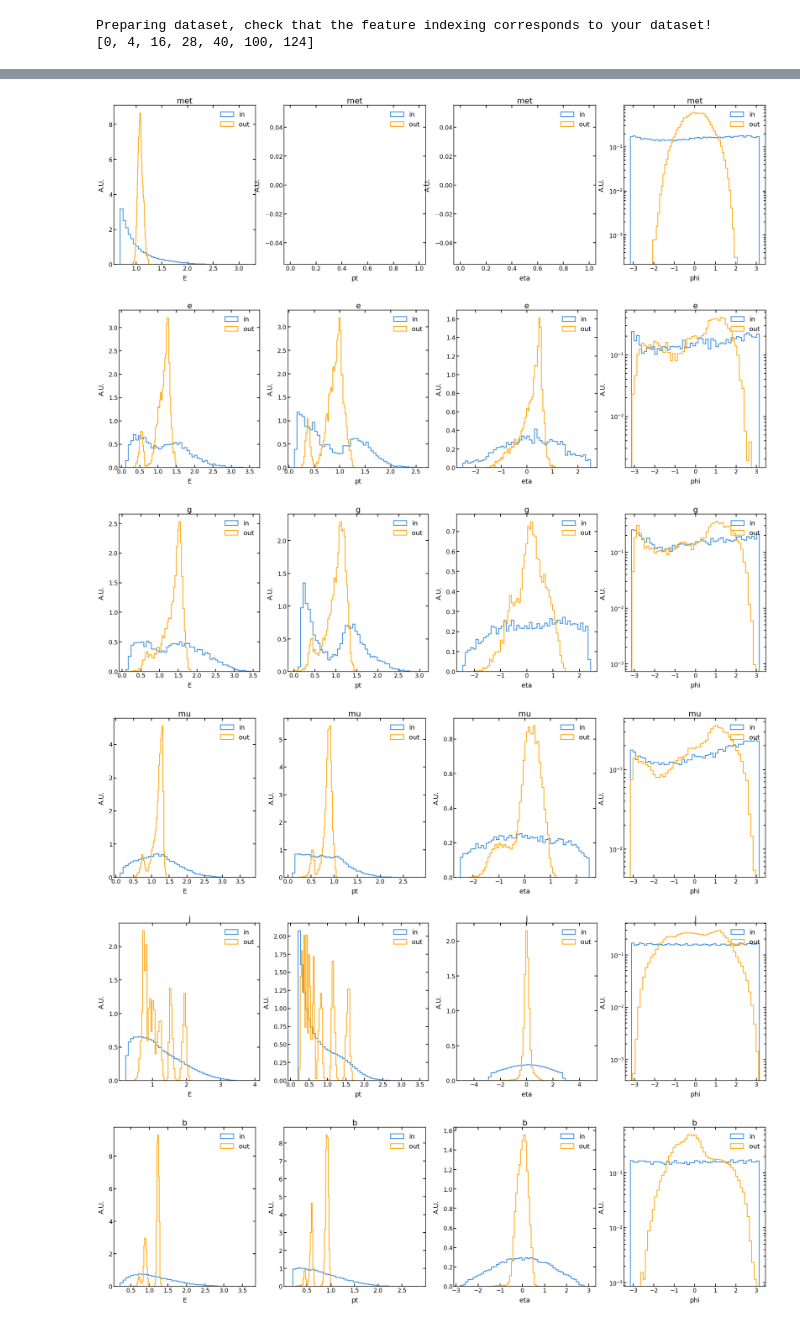
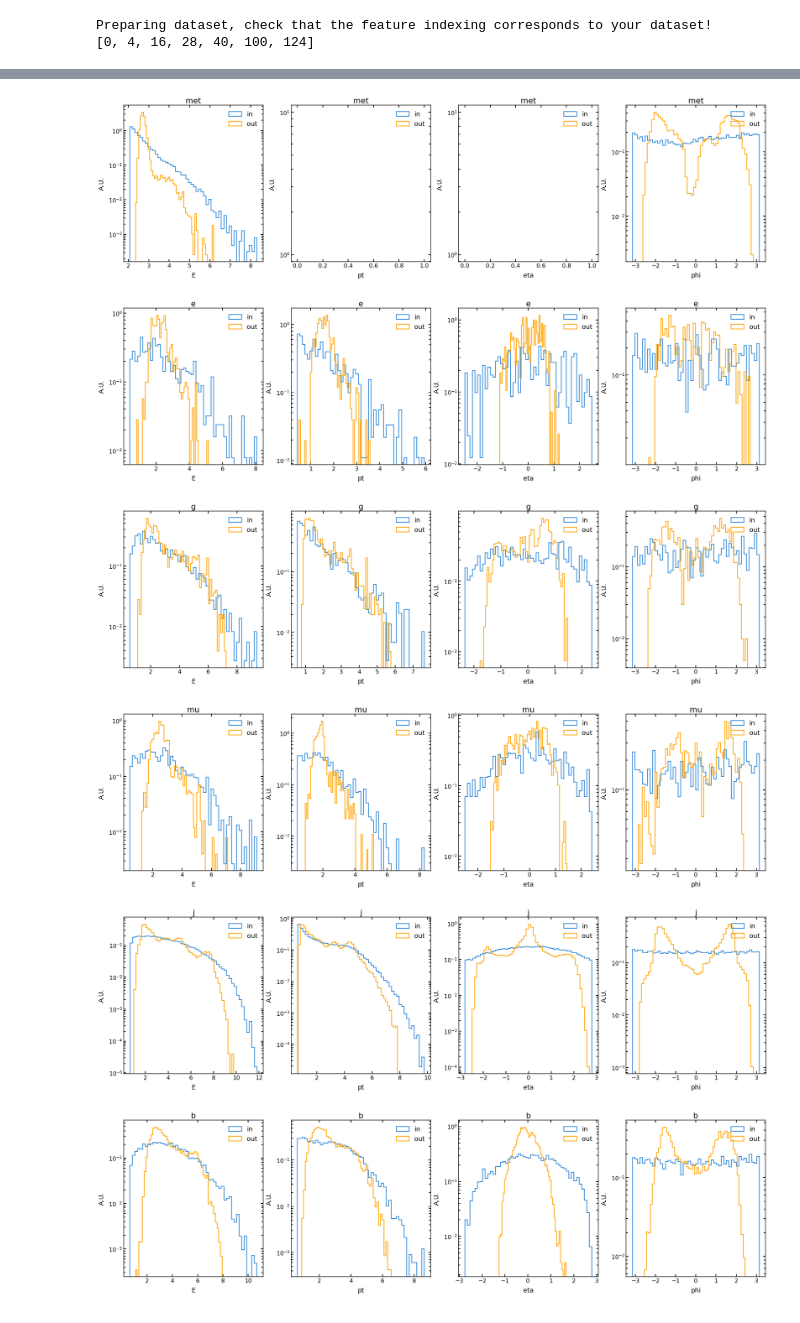
Before and after one commit to chernyavskaya/AnomalyClustering, a Jupyter notebook: notebooks/eval_dense_AE.ipynb, the cells around one changed output, grey strips where cells are left out. Cells and saved outputs as stored; diff of their text form; code cells hidden in the pictures.

```diff
--- a/notebooks/eval_dense_AE.ipynb
+++ b/notebooks/eval_dense_AE.ipynb
@@ -35,9 +42,11 @@ plt.style.use('/eos/user/n/nchernya/MLHEP/AnomalyDetection/ADgvae/utils/adfigsty
 # %%
 DATA_PATH = '/eos/user/n/nchernya/MLHEP/AnomalyDetection/AnomalyClustering/inputs/'
-TRAIN_NAME = 'bkg_sig_0.0156_l1_filtered_padded.h5'
+TRAIN_NAME = 'bkg_l1_filtered_1mln_padded.h5'
 filename_bg = DATA_PATH + TRAIN_NAME
 in_file = h5py.File(filename_bg, 'r')
 file_dataset = np.array(in_file['dataset'])
+random.shuffle(file_dataset)
+file_dataset = file_dataset[:int(5e4)]
 
 file_dataset_1d,_,dataset = data_proc.prepare_1d_datasets(file_dataset,n_top_proc = -1)
 
@@ -147,3 +150,37 @@ Acc 0.3453 , nmi 0.0022 , ari 0.0726
+# %%
+num_clusters_dict = {}
+
+for num_cluster in [3]:
+    input_shape = [124]
+    hidden_channels =[200,300,100,50,30,10]
+    latent_dim = 5
+    activation=torch.nn.LeakyReLU(negative_slope=0.5)
+    dropout=0.05
+    model_AE = DenseAE(input_shape = input_shape,
+                        hidden_channels =hidden_channels,
+                        latent_dim = latent_dim,
+                        activation=activation,
+                        dropout=dropout).to(device)
+
+    model_AE.load_state_dict(torch.load(
+"/eos/user/n/nchernya/MLHEP/AnomalyDetection/AnomalyClustering/IDEC/data_dense/dense_ae_pretrain_1mln_full.pkl"))
+
+
+    batch_size=256
+    test_loader = DataLoaderTorch(
+        dataset, batch_size=batch_size, shuffle=False, drop_last=True)
+
+    latent_pred = []
+    true_labels = []
+    model_AE.eval()
+
+    latent_pred = np.array([model_AE.forward(x.to(device))[2].data.cpu().numpy() for i,(x,_) in enumerate(test_loader)])
+    pred_features = np.array([model_AE.forward(x.to(device))[0].data.cpu().numpy() for i,(x,_) in enumerate(test_loader)])
+    true_labels = np.array([y.cpu().numpy() for i,(_,y) in enumerate(test_loader)])
+
+    true_labels = np.reshape(true_labels,true_labels.shape[0]*true_labels.shape[1])
+    latent_pred = np.reshape(latent_pred,(latent_pred.shape[0]*latent_pred.shape[1],latent_pred.shape[2]))
+    pred_features = pred_features.reshape((pred_features.shape[0]*pred_features.shape[1],pred_features.shape[2]))
 # %%
 kwargs={'linewidth':2.3, 'fill':False, 'density':True,'histtype':'step'}
 for i_feat,feat in enumerate(feats):
@@ -172,30 +209,30 @@ for i_feat,feat in enumerate(feats):
 # %%
 kwargs={'linewidth':2.3, 'fill':False, 'density':True,'histtype':'step'}
 for i_obj,(obj,num_obj) in enumerate(zip(order_names_objects,order_num_objets)):
     fig,axs = plt.subplots(1,4,figsize=(32,8))
     axs=axs.reshape(-1)
     for i_feat,feat in enumerate(feats):
         data_true = file_dataset_1d[:,access_idx[i_obj]+i_feat:access_idx[i_obj]+num_obj*num_feats:num_feats]#start stop step
         mask_true = data_true!=0
         data_pred = pred_features[:,access_idx[i_obj]+i_feat:access_idx[i_obj]+num_obj*num_feats:num_feats]#start stop step
         mask_pred = data_pred!=0
         if feat=='E' or feat=='pt':
             bins = np.linspace(0.,3.,100)
         if feat=='eta':
             bins = np.linspace(-4,4,30)
         _ = axs[i_feat].hist(data_true[mask_true],bins=50,label='in',**kwargs)
         _ = axs[i_feat].hist(data_pred[mask_pred],bins=50,label='out',**kwargs)
         axs[i_feat].set_title(obj)
         axs[i_feat].set_xlabel(feat)
         axs[i_feat].set_ylabel('A.U.')
         axs[i_feat].legend(loc='upper right')
         if feat=='E' or feat=='pt' :
-            plt.semilogy()
-    #plt.semilogy()
+            axs[i_feat].semilogy()
+        axs[i_feat].semilogy()
 # %% [output]
-[figure, old version]
+[figure, new version]
-[figure, old version]
+[figure, new version]
-[figure, old version]
+[figure, new version]
-[figure, old version]
+[figure, new version]
-[figure, old version]
+[figure, new version]
-[figure, old version]
+[figure, new version]
```
Also changed, not shown: parts of 4 cells of this notebook, 7 other files.
